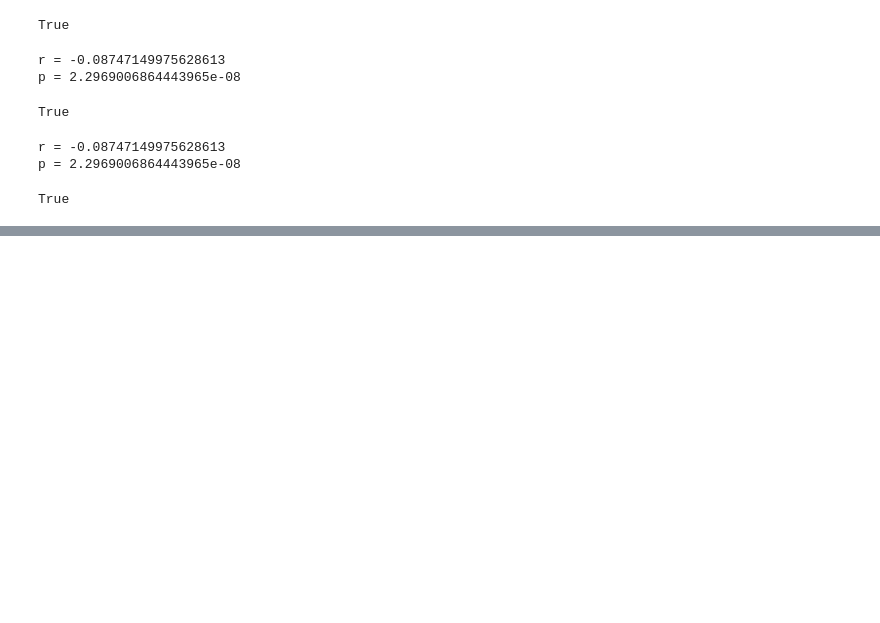
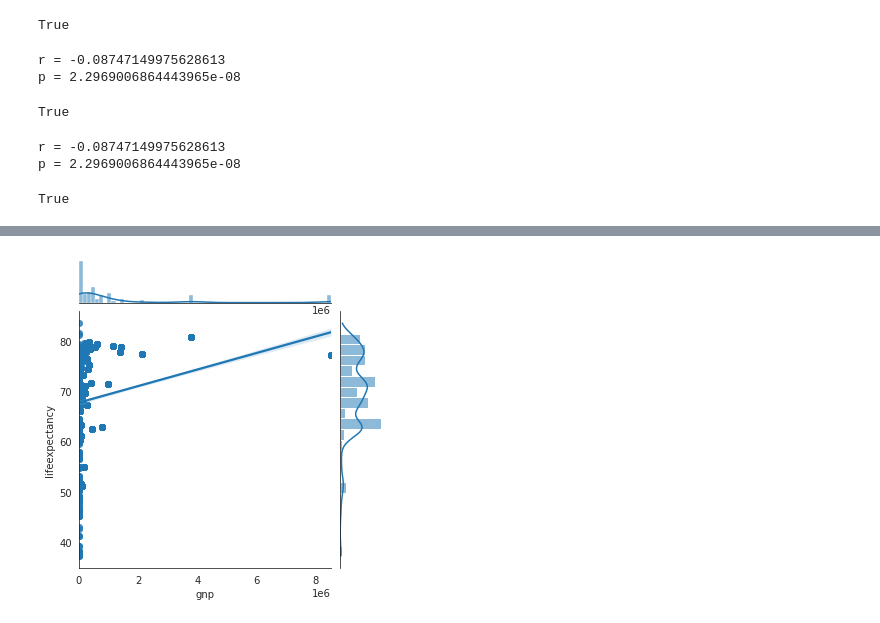
Before and after one commit to matt-c-knight/codeup-ind-project, a Jupyter notebook: practice.ipynb, the cells around one changed output, grey strips where cells are left out. Saved outputs shown, nothing was run; the diff lists cells and outputs as text; code cells hidden in the pictures; blank space fills up the shorter version.

```diff
--- a/practice.ipynb
+++ b/practice.ipynb
@@ -170,0 +197,3 @@ True
+# %%
+train_and_validate, test = train_test_split(df, random_state=123)
+train, validate = train_test_split(train_and_validate, random_state=123)
@@ -170,0 +213,6 @@ True
+# %%
+with sns.axes_style('white'):
+    j = sns.jointplot("gnp", "lifeexpectancy", data=train, kind='reg', height=5);
+plt.show()
+# %% [output]
+[figure, added]
```
Also changed, not shown: parts of 10 cells of this notebook.
